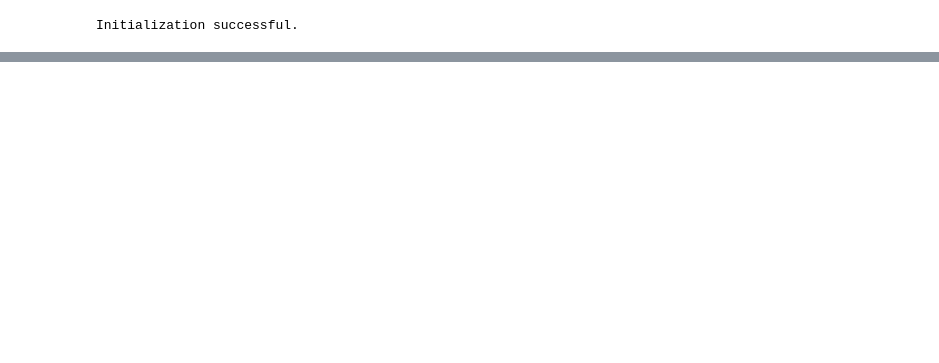
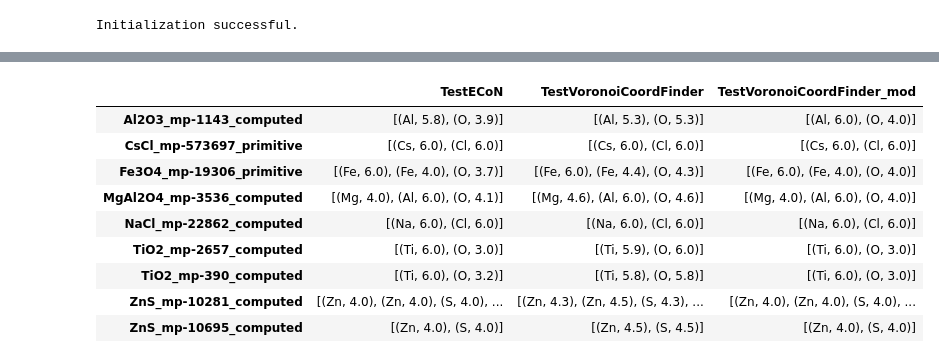
Before and after one commit to hackingmaterials/materials-coord, a Jupyter notebook: tests.ipynb, the cells around one changed output, grey strips where cells are left out. Cells and saved outputs as stored; diff of their text form; code cells hidden in the pictures; blank space fills up the shorter version.

```diff
--- a/tests.ipynb
+++ b/tests.ipynb
@@ -66,0 +46,16 @@ r
+# %%
+# We can instead ask to get only the total number of coordinating atoms around each unique site.
+# For example: [(Al, 5.8), (O, 3.9)]
+#               Here the first site is Al, and it has in total 5.8 coordinating atoms around.
+bm.report(totals=True)
+# %% [output]
+|  | TestECoN | TestVoronoiCoordFinder | TestVoronoiCoordFinder_mod |
+| Al2O3_mp-1143_computed | [(Al, 5.8), (O, 3.9)] | [(Al, 5.3), (O, 5.3)] | [(Al, 6.0), (O, 4.0)] |
+| CsCl_mp-573697_primitive | [(Cs, 6.0), (Cl, 6.0)] | [(Cs, 6.0), (Cl, 6.0)] | [(Cs, 6.0), (Cl, 6.0)] |
+| Fe3O4_mp-19306_primitive | [(Fe, 6.0), (Fe, 4.0), (O, 3.7)] | [(Fe, 6.0), (Fe, 4.4), (O, 4.3)] | [(Fe, 6.0), (Fe, 4.0), (O, 4.0)] |
+| MgAl2O4_mp-3536_computed | [(Mg, 4.0), (Al, 6.0), (O, 4.1)] | [(Mg, 4.6), (Al, 6.0), (O, 4.6)] | [(Mg, 4.0), (Al, 6.0), (O, 4.0)] |
+| NaCl_mp-22862_computed | [(Na, 6.0), (Cl, 6.0)] | [(Na, 6.0), (Cl, 6.0)] | [(Na, 6.0), (Cl, 6.0)] |
+| TiO2_mp-2657_computed | [(Ti, 6.0), (O, 3.0)] | [(Ti, 5.9), (O, 6.0)] | [(Ti, 6.0), (O, 3.0)] |
+| TiO2_mp-390_computed | [(Ti, 6.0), (O, 3.2)] | [(Ti, 5.8), (O, 5.8)] | [(Ti, 6.0), (O, 3.0)] |
+| ZnS_mp-10281_computed | [(Zn, 4.0), (Zn, 4.0), (S, 4.0), ... | [(Zn, 4.3), (Zn, 4.5), (S, 4.3), ... | [(Zn, 4.0), (Zn, 4.0), (S, 4.0), ... |
+| ZnS_mp-10695_computed | [(Zn, 4.0), (S, 4.0)] | [(Zn, 4.5), (S, 4.5)] | [(Zn, 4.0), (S, 4.0)] |
```
Also changed, not shown: parts of 6 cells of this notebook, 1 other file.
